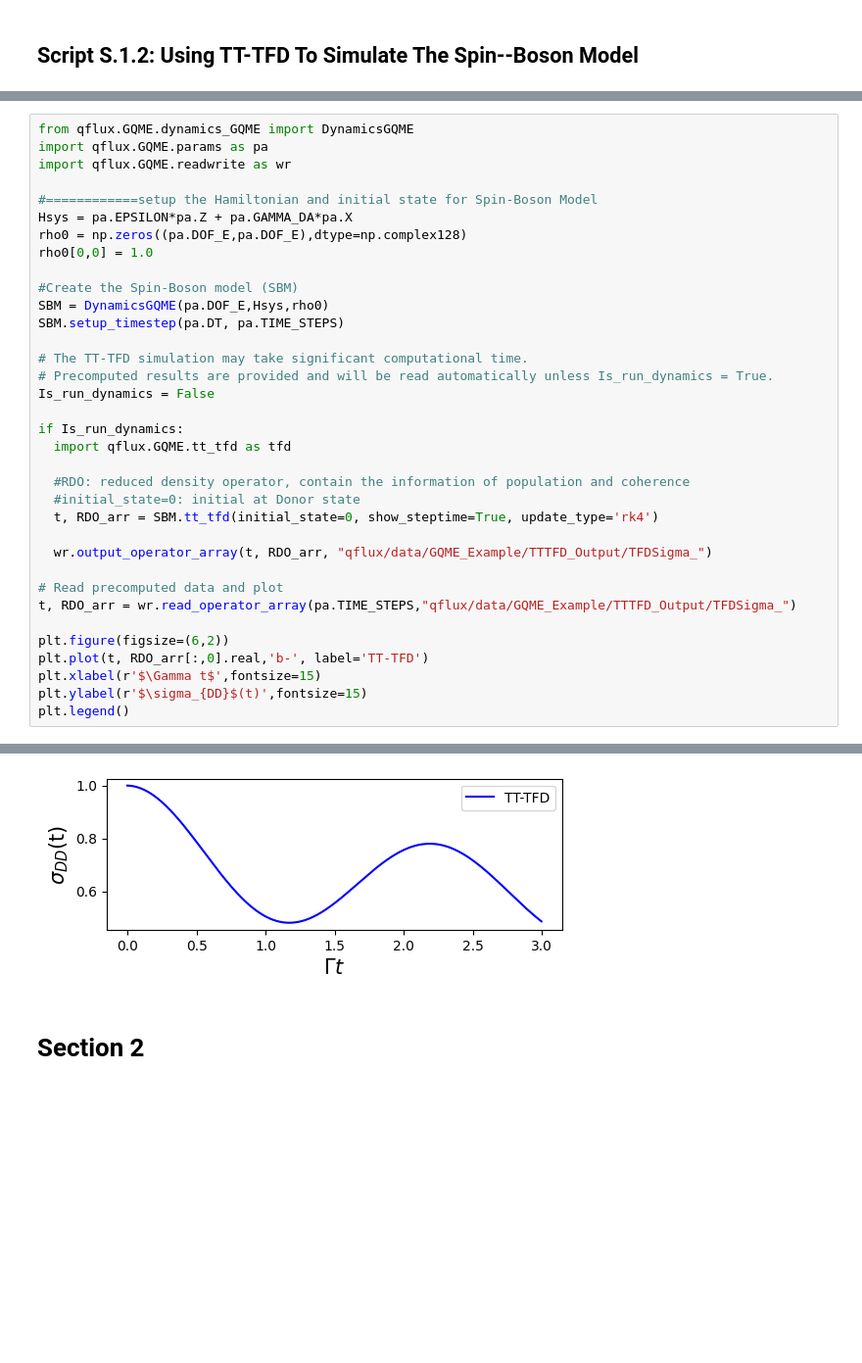
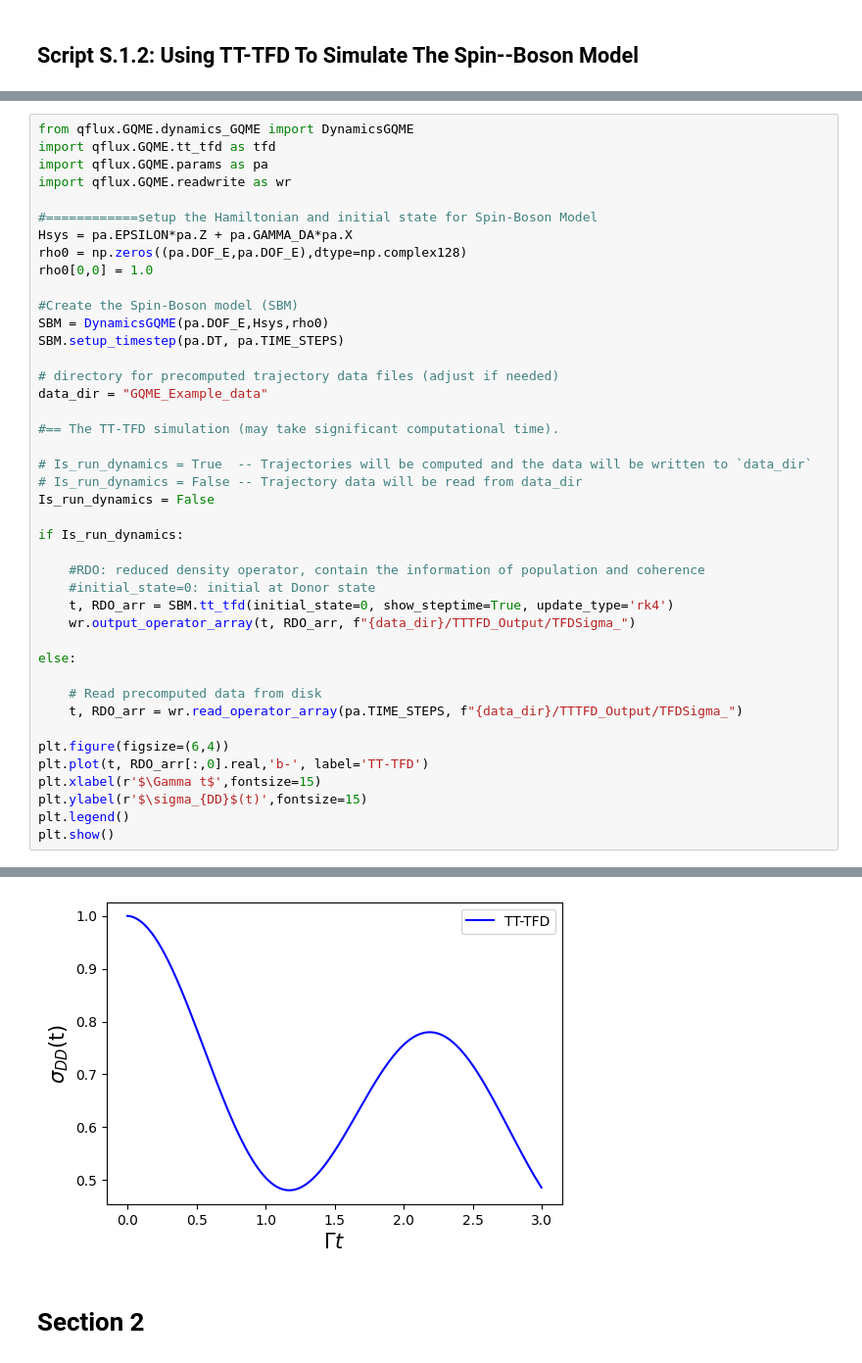
Before and after one commit to batistagroup/qflux, a Jupyter notebook: demos/manuscript/JCTC_VI.ipynb, the cells around one changed output, grey strips where cells are left out. Shown at 98% size. Saved outputs shown, nothing was run; the diff lists cells and outputs as text; blank space fills up the shorter version.

```diff
--- a/demos/manuscript/JCTC_VI.ipynb
+++ b/demos/manuscript/JCTC_VI.ipynb
@@ -129,5 +126,6 @@ Resolving deltas: 100% (1442/1442), done.
 # %%
 from qflux.GQME.dynamics_GQME import DynamicsGQME
+import qflux.GQME.tt_tfd as tfd
 import qflux.GQME.params as pa
 import qflux.GQME.readwrite as wr
 
@@ -140,25 +138,31 @@ rho0[0,0] = 1.0
 SBM = DynamicsGQME(pa.DOF_E,Hsys,rho0)
 SBM.setup_timestep(pa.DT, pa.TIME_STEPS)
 
-# The TT-TFD simulation may take significant computational time.
-# Precomputed results are provided and will be read automatically unless Is_run_dynamics = True.
+# directory for precomputed trajectory data files (adjust if needed)
+data_dir = "GQME_Example_data"
+
+#== The TT-TFD simulation (may take significant computational time).
+
+# Is_run_dynamics = True  -- Trajectories will be computed and the data will be written to `data_dir`
+# Is_run_dynamics = False -- Trajectory data will be read from data_dir
 Is_run_dynamics = False
 
 if Is_run_dynamics:
-  import qflux.GQME.tt_tfd as tfd
 
-  #RDO: reduced density operator, contain the information of population and coherence
-  #initial_state=0: initial at Donor state
-  t, RDO_arr = SBM.tt_tfd(initial_state=0, show_steptime=True, update_type='rk4')
+    #RDO: reduced density operator, contain the information of population and coherence
+    #initial_state=0: initial at Donor state
+    t, RDO_arr = SBM.tt_tfd(initial_state=0, show_steptime=True, update_type='rk4')
+    wr.output_operator_array(t, RDO_arr, f"{data_dir}/TTTFD_Output/TFDSigma_")
 
-  wr.output_operator_array(t, RDO_arr, "qflux/data/GQME_Example/TTTFD_Output/TFDSigma_")
+else:
 
-# Read precomputed data and plot
-t, RDO_arr = wr.read_operator_array(pa.TIME_STEPS,"qflux/data/GQME_Example/TTTFD_Output/TFDSigma_")
+    # Read precomputed data from disk
+    t, RDO_arr = wr.read_operator_array(pa.TIME_STEPS, f"{data_dir}/TTTFD_Output/TFDSigma_")
 
-plt.figure(figsize=(6,2))
+plt.figure(figsize=(6,4))
 plt.plot(t, RDO_arr[:,0].real,'b-', label='TT-TFD')
 plt.xlabel(r'$\Gamma t$',fontsize=15)
 plt.ylabel(r'$\sigma_{DD}$(t)',fontsize=15)
 plt.legend()
+plt.show()
 # %% [output]
@@ -166,4 +179,4 @@ plt.legend()
-[figure, old version]
+[figure, new version]
 # %% [markdown]
 # Section 2
 # %% [markdown]
```
Also changed, not shown: parts of 22 cells of this notebook, 1 other file.
